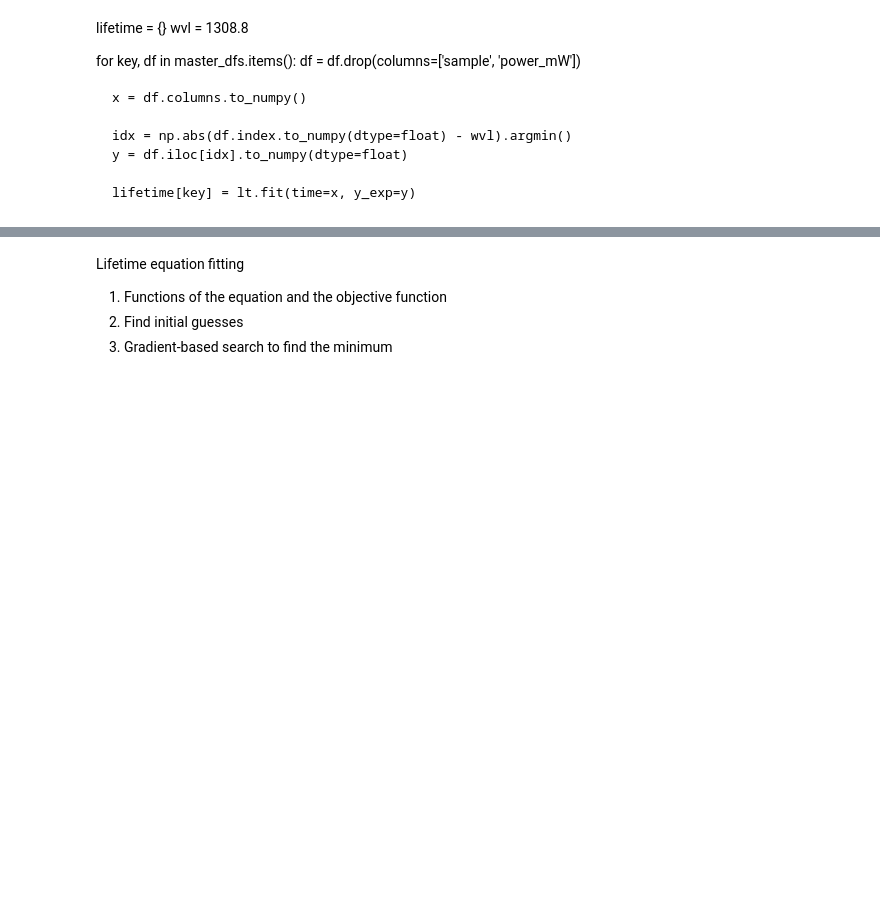
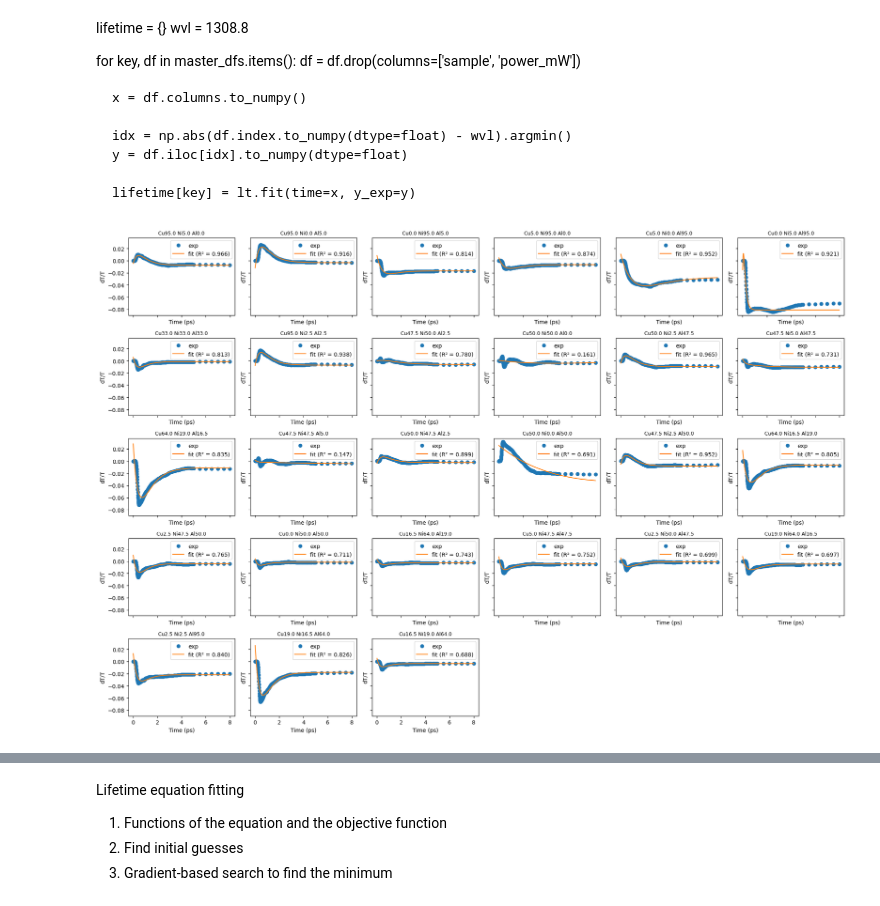
Before and after one commit to linarojas0824/Hybrid-Experimental-Data-Driven-Workflow, a Jupyter notebook: scripts/Notebooks/Pump_Probe_Results.ipynb, the cells around one changed output, grey strips where cells are left out. Saved outputs shown, nothing was run; the diff lists cells and outputs as text; code cells hidden in the pictures; blank space fills up the shorter version.

```diff
--- a/scripts/Notebooks/Pump_Probe_Results.ipynb
+++ b/scripts/Notebooks/Pump_Probe_Results.ipynb
@@ -457,3 +382,54 @@ def plot_lifetime_fit(
+# %%
+wvl = 1300
+
+sample_data = np.array(list(master_time.keys()))
+n = len(sample_data)
+
+ncols = 6
+nrows = math.ceil(n / ncols)
+
+fig, axes = plt.subplots(
+    nrows, ncols,
+    figsize=(3.2 * ncols, 2.6 * nrows),
+    sharex=True, sharey=True
+)
+
+axes = axes.ravel()
+
+for ax, sample in zip(axes, sample_data):
+
+    df = master_time[sample].copy()
+    df = df.drop(columns=['sample', 'power_mW'])
+
+    # --- Extract x and y at selected wavelength ---
+    x = df.columns.to_numpy(dtype=float)
+    idx = np.abs(df.index.to_numpy(dtype=float) - wvl).argmin()
+    y = df.iloc[idx].to_numpy(dtype=float)
+
+    # --- Fit ---
+    lifetime = lt.fit(time=x, y_exp=y)
+
+    # --- Plot ---
+    plot_lifetime_fit(
+        lifetime=lifetime,
+        time=x,
+        y_exp=y,
+        ax=ax
+    )
+
+    # --- Title ---
+    title = df_compo.loc[df_compo["ID"] == sample, "symbol"].iloc[0]
+    ax.set_title(title, fontsize=9)
+
+
+# Turn off unused axes
+for ax in axes[n:]:
+    ax.axis("off")
+
+fig.tight_layout()
+plt.show()
+# %% [output]
+[figure, added]
 # %%
 plot_lifetime_fit(
     lifetime=lifetime,
```
Also changed, not shown: parts of 7 cells of this notebook, 7 other files.
